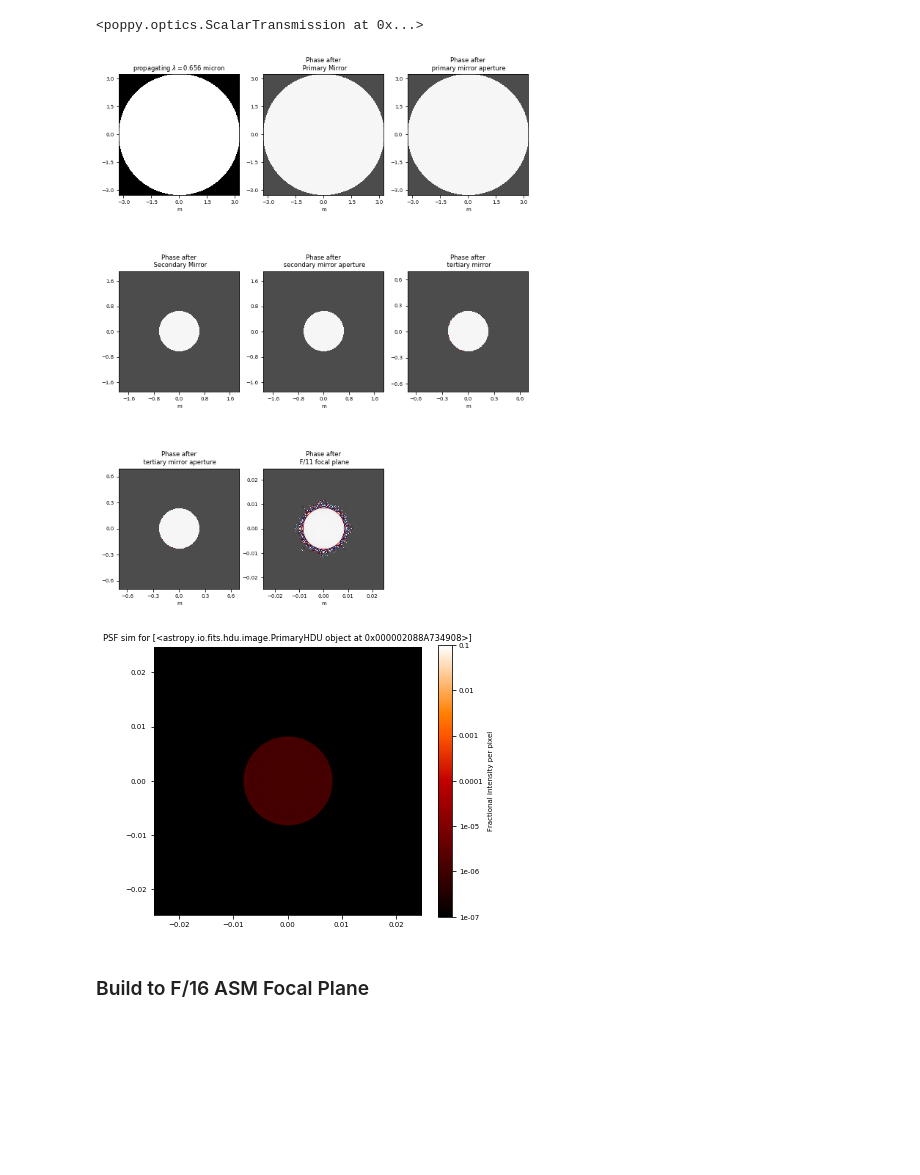
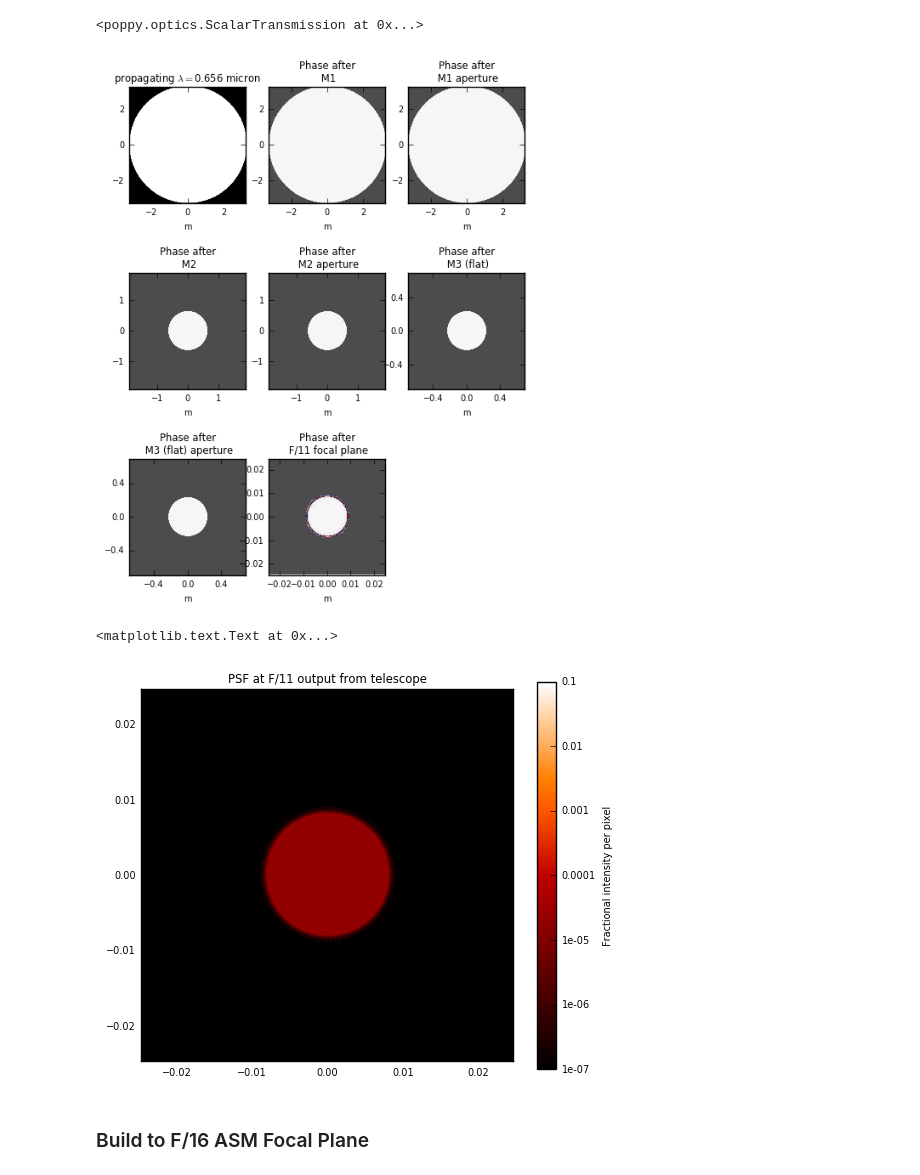
Before and after one commit to magao-x/magaox_poppy, a Jupyter notebook: magaox_pdr.ipynb, the cells around one changed output. Cells and saved outputs as stored; diff of their text form; code cells hidden in the pictures; blank space fills up the shorter version.

```diff
--- a/magaox_pdr.ipynb
+++ b/magaox_pdr.ipynb
@@ -82,47 +83,43 @@ lyotstop = poppy.CircularAperture(radius=lyot_stop_diam/2, name='Lyot Stop')
 # %% [markdown]
 ### Begin MagAO-X system build, inspecting F/11 focal plane
 # %%
-magaox = poppy.FresnelOpticalSystem(pupil_diameter=2*primary_radius,
+magaox = poppy.FresnelOpticalSystem(pupil_diameter=2*M1_radius,
                                        npix=npix,
                                        beam_ratio=.34)#beam_ratio is the oversampling convention used in PROPER
 
-entrance=poppy.CircularAperture(radius=primary_radius)
-magaox.add_optic(entrance)
+# Entrance Aperture
+magaox.add_optic(poppy.CircularAperture(radius=M1_radius))
 # Add line of code here for pupil dimensions but need to get more info about spider + center obscuration
 
 # Surface -6: Primary Mirror
-magaox.add_optic(primary_mirror)
-magaox.add_optic(poppy.CircularAperture(radius=primary_radius,name="primary mirror aperture"))
+magaox.add_optic(M1)
+magaox.add_optic(poppy.CircularAperture(radius=M1_radius,name="M1 aperture"))
 
 # Surface -5: Secondary Mirror
-magaox.add_optic(secondary_mirror, distance=d_primary_secondary)
-magaox.add_optic(poppy.CircularAperture(radius=secondary_radius,name="secondary mirror aperture"))
+magaox.add_optic(M2, distance=d_m1_m2)
+magaox.add_optic(poppy.CircularAperture(radius=M2_radius,name="M2 aperture"))
 
 # Surface -4: Tertiary mirror
-magaox.add_optic(poppy.ScalarTransmission(planetype=PlaneType.intermediate, name="tertiary mirror"), distance=d_secondary_tertiary)
-magaox.add_optic(poppy.CircularAperture(radius=tertiary_radius, name="tertiary mirror aperture"))
+magaox.add_optic(poppy.ScalarTransmission(planetype=PlaneType.intermediate, name="M3 (flat)"), distance=d_m2_m3)
+magaox.add_optic(poppy.CircularAperture(radius=M3_radius, name="M3 (flat) aperture"))
 
 # Surface -3: F/11 Focal Plane
-magaox.add_optic(poppy.ScalarTransmission(planetype=PlaneType.intermediate, name="F/11 focal plane"), distance=d_tertiary_f11fp)
-#magaox.add_optic(poppy.CircularAperture(radius=0.005*u.m, name="F/11 focal plane aperture"))
-
-#magaox.describe()
+magaox.add_optic(poppy.ScalarTransmission(planetype=PlaneType.intermediate, name="F/11 focal plane"), distance=d_m3_f11fp)
 # %% [output]
 <poppy.optics.ScalarTransmission at 0x...>
 # %%
 matplotlib.rcParams["font.size"]=7
-plt.figure(figsize=[10,14])
-import matplotlib.rcsetup
-psf, intermed_wfs = magaox.calcPSF(wavelength=testWavelength,
-                                      display_intermediates=True,
-                                      return_intermediates=True)
+plt.figure(figsize=[6,8])
+f11_psf, intermed_wfs = magaox.calcPSF(wavelength=testWavelength, display_intermediates=True, return_intermediates=True)
 # %% [output]
-[figure, old version]
+[figure, new version]
 # %%
 plt.figure(figsize=[6,5])
-poppy.display_PSF(psf)
+poppy.display_PSF(f11_psf)
+plt.title("PSF at F/11 output from telescope")
 # %% [output]
+<matplotlib.text.Text at 0x...>
-[figure, old version]
+[figure, new version]
 # %% [markdown]
 ### Build to F/16 ASM Focal Plane
 # %%
```
Also changed, not shown: parts of 15 cells of this notebook, 1 other file.
